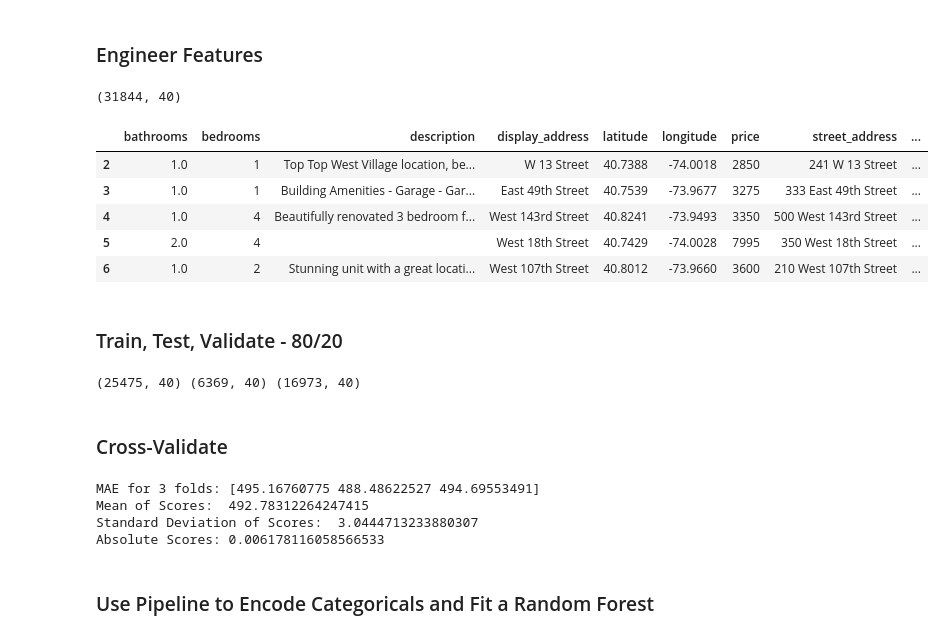
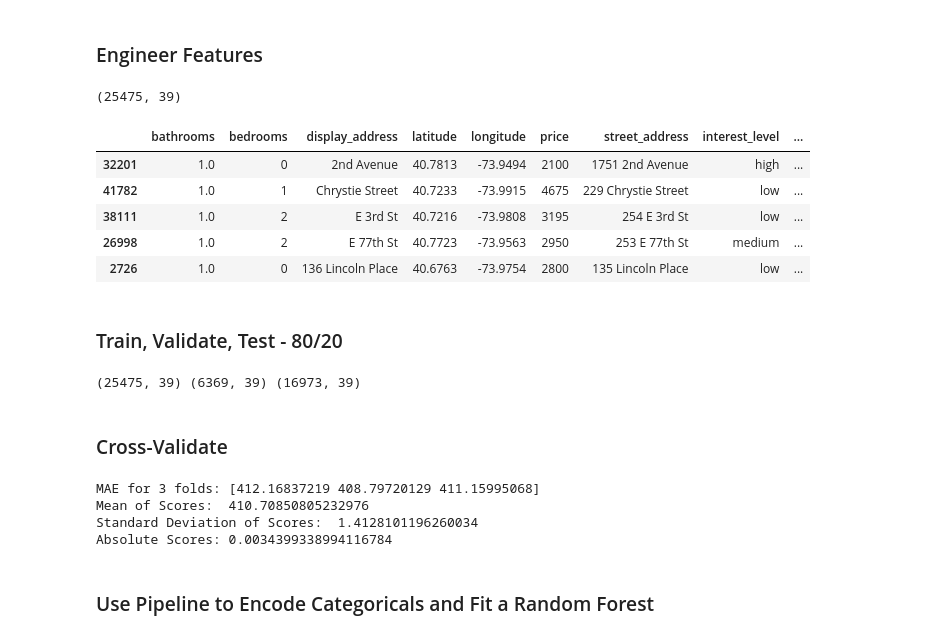
Before and after one commit to JimKing100/DS-Unit-2-Kaggle-Challenge, a Jupyter notebook: Kaggle_Challenge_Sprint_Study_Guide2.ipynb, the cells around one changed output. Drawn from its saved outputs; the diff is of its cells as text; code cells hidden in the pictures.

```diff
--- a/Kaggle_Challenge_Sprint_Study_Guide2.ipynb
+++ b/Kaggle_Challenge_Sprint_Study_Guide2.ipynb
@@ -107,47 +107,50 @@ def engineer_features(df):
     perk_cols = ['elevator', 'cats_allowed', 'hardwood_floors', 'dogs_allowed',
                  'doorman', 'dishwasher', 'no_fee', 'laundry_in_building',
                  'fitness_center', 'pre-war', 'laundry_in_unit', 'roof_deck',
                  'outdoor_space', 'dining_room', 'high_speed_internet', 'balcony',
                  'swimming_pool', 'new_construction', 'exclusive', 'terrace',
                  'loft', 'garden_patio', 'common_outdoor_space',
                  'wheelchair_access']
     df['perk_count'] = df[perk_cols].sum(axis=1)
 
     # Are cats or dogs allowed?
     df['cats_or_dogs'] = (df['cats_allowed']==1) | (df['dogs_allowed']==1)
 
     # Are cats and dogs allowed?
     df['cats_and_dogs'] = (df['cats_allowed']==1) & (df['dogs_allowed']==1)
 
     # Total number of rooms (beds + baths)
     df['rooms'] = df['bedrooms'] + df['bathrooms']
 
     # Extract number of days elapsed in year, and drop original date feature
     df['days'] = (df['created'] - pd.to_datetime('2016-01-01')).dt.days
+
     df = df.drop(columns='created')
+    df = df.drop(columns='description')
 
     return df
 
 train = engineer_features(train)
+val = engineer_features(val)
 test = engineer_features(test)
 
 print(train.shape)
 train.head()
 # %% [output]
-(31844, 40)
+(25475, 39)
-|  | bathrooms | bedrooms | description | display_address | latitude | longitude | price | street_address | ... |
-| 2 | 1.0 | 1 | Top Top West Village location, be... | W 13 Street | 40.7388 | -74.0018 | 2850 | 241 W 13 Street | ... |
-| 3 | 1.0 | 1 | Building Amenities - Garage - Gar... | East 49th Street | 40.7539 | -73.9677 | 3275 | 333 East 49th Street | ... |
-| 4 | 1.0 | 4 | Beautifully renovated 3 bedroom f... | West 143rd Street | 40.8241 | -73.9493 | 3350 | 500 West 143rd Street | ... |
-| 5 | 2.0 | 4 |  | West 18th Street | 40.7429 | -74.0028 | 7995 | 350 West 18th Street | ... |
-| 6 | 1.0 | 2 | Stunning unit with a great locati... | West 107th Street | 40.8012 | -73.9660 | 3600 | 210 West 107th Street | ... |
+|  | bathrooms | bedrooms | display_address | latitude | longitude | price | street_address | interest_level | ... |
+| 32201 | 1.0 | 0 | 2nd Avenue | 40.7813 | -73.9494 | 2100 | 1751 2nd Avenue | high | ... |
+| 41782 | 1.0 | 1 | Chrystie Street | 40.7233 | -73.9915 | 4675 | 229 Chrystie Street | low | ... |
+| 38111 | 1.0 | 2 | E 3rd St | 40.7216 | -73.9808 | 3195 | 254 E 3rd St | low | ... |
+| 26998 | 1.0 | 2 | E 77th St | 40.7723 | -73.9563 | 2950 | 253 E 77th St | medium | ... |
+| 2726 | 1.0 | 0 | 136 Lincoln Place | 40.6763 | -73.9754 | 2800 | 135 Lincoln Place | low | ... |
 # %% [markdown]
-### Train, Test, Validate - 80/20
+### Train, Validate, Test - 80/20
 # %%
-train, val = train_test_split(train, train_size=0.80, test_size=0.20, random_state=42)
+#train, val = train_test_split(train, train_size=0.80, test_size=0.20, random_state=42)
 print(train.shape, val.shape, test.shape)
 # %% [output]
-(25475, 40) (6369, 40) (16973, 40)
+(25475, 39) (6369, 39) (16973, 39)
 # %% [markdown]
 ### Cross-Validate
 # %%
@@ -172,7 +175,7 @@ X_test = test
 
 pipeline = make_pipeline(
     #ce.TargetEncoder(min_samples_leaf=1, smoothing=1),
-    ce.OrdinalEncoder(),
+    ce.OneHotEncoder(use_cat_names=True),
     SimpleImputer(strategy='median'),
     RandomForestRegressor(n_estimators=10, n_jobs=-1, random_state=42)
 )
@@ -185,10 +188,10 @@ print('Mean of Scores: ', -scores.mean())
 print('Standard Deviation of Scores: ', scores.std())
 print('Absolute Scores:', abs(scores.std()/scores.mean()))
 # %% [output]
-MAE for 3 folds: [495.16760775 488.48622527 494.69553491]
-Mean of Scores:  492.78312264247415
-Standard Deviation of Scores:  3.0444713233880307
-Absolute Scores: 0.006178116058566533
+MAE for 3 folds: [412.16837219 408.79720129 411.15995068]
+Mean of Scores:  410.70850805232976
+Standard Deviation of Scores:  1.4128101196260034
+Absolute Scores: 0.0034399338994116784
 # %% [markdown]
 ### Use Pipeline to Encode Categoricals and Fit a Random Forest
 # %%
```
Also changed, not shown: parts of 5 cells of this notebook.
